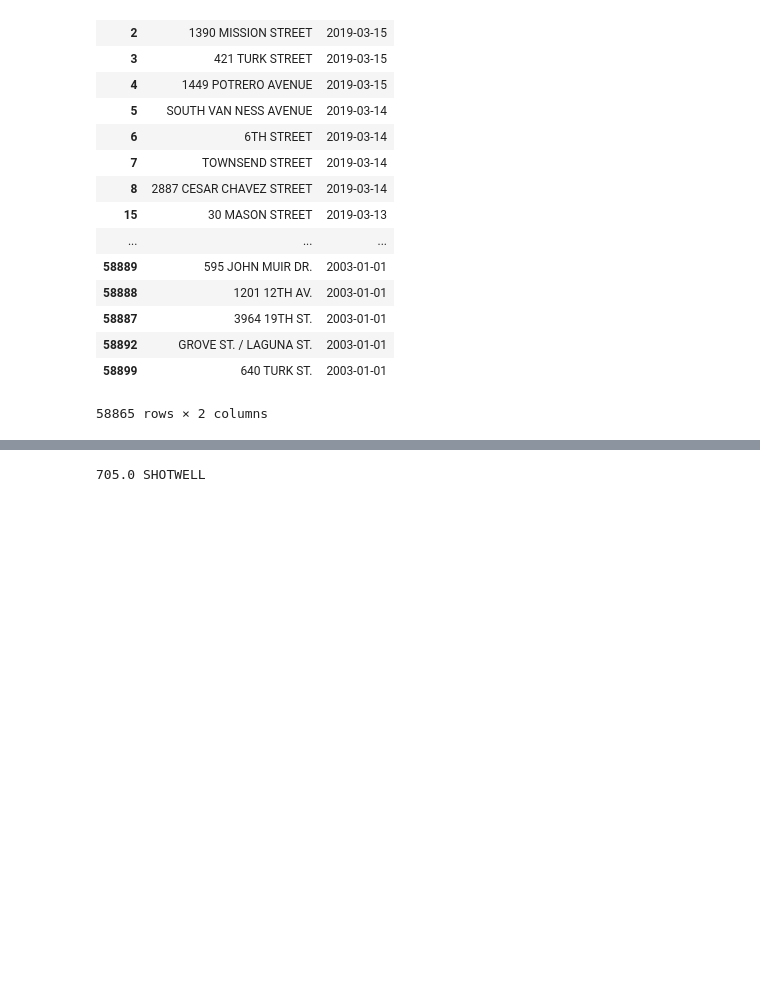
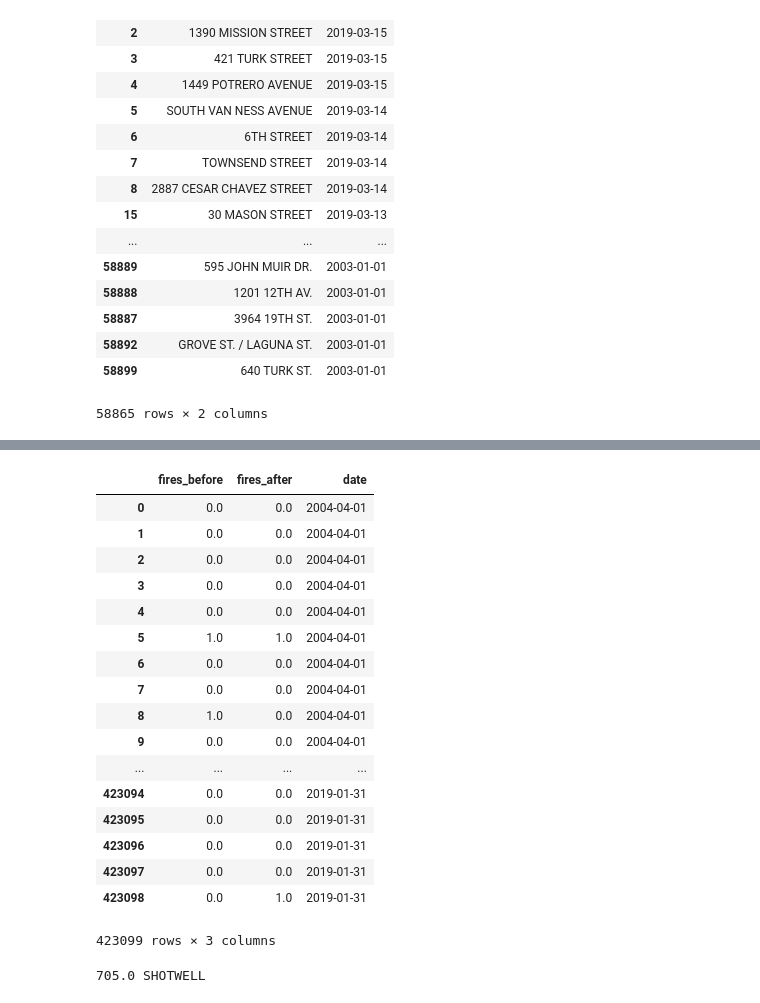
Before and after one commit to porbo/sf-fires, a Jupyter notebook: data_explore_b.ipynb, the cells around one changed output, grey strips where cells are left out. Drawn from its saved outputs; the diff is of its cells as text; code cells hidden in the pictures; blank space fills up the shorter version.

```diff
--- a/data_explore_b.ipynb
+++ b/data_explore_b.ipynb
@@ -565,3 +640,24 @@ done with 0 iterations
+# %%
+target
+# %% [output]
+|  | fires_before | fires_after | date |
+| 0 | 0.0 | 0.0 | 2004-04-01 |
+| 1 | 0.0 | 0.0 | 2004-04-01 |
+| 2 | 0.0 | 0.0 | 2004-04-01 |
+| 3 | 0.0 | 0.0 | 2004-04-01 |
+| 4 | 0.0 | 0.0 | 2004-04-01 |
+| 5 | 1.0 | 1.0 | 2004-04-01 |
+| 6 | 0.0 | 0.0 | 2004-04-01 |
+| 7 | 0.0 | 0.0 | 2004-04-01 |
+| 8 | 1.0 | 0.0 | 2004-04-01 |
+| 9 | 0.0 | 0.0 | 2004-04-01 |
+| ... | ... | ... | ... |
+| 423094 | 0.0 | 0.0 | 2019-01-31 |
+| 423095 | 0.0 | 0.0 | 2019-01-31 |
+| 423096 | 0.0 | 0.0 | 2019-01-31 |
+| 423097 | 0.0 | 0.0 | 2019-01-31 |
+| 423098 | 0.0 | 1.0 | 2019-01-31 |
+423099 rows × 3 columns
 # %%
 for i, row in predictor.iterrows():
     print(row['address'])
```
Also changed, not shown: parts of 38 cells of this notebook, 1 other file.
